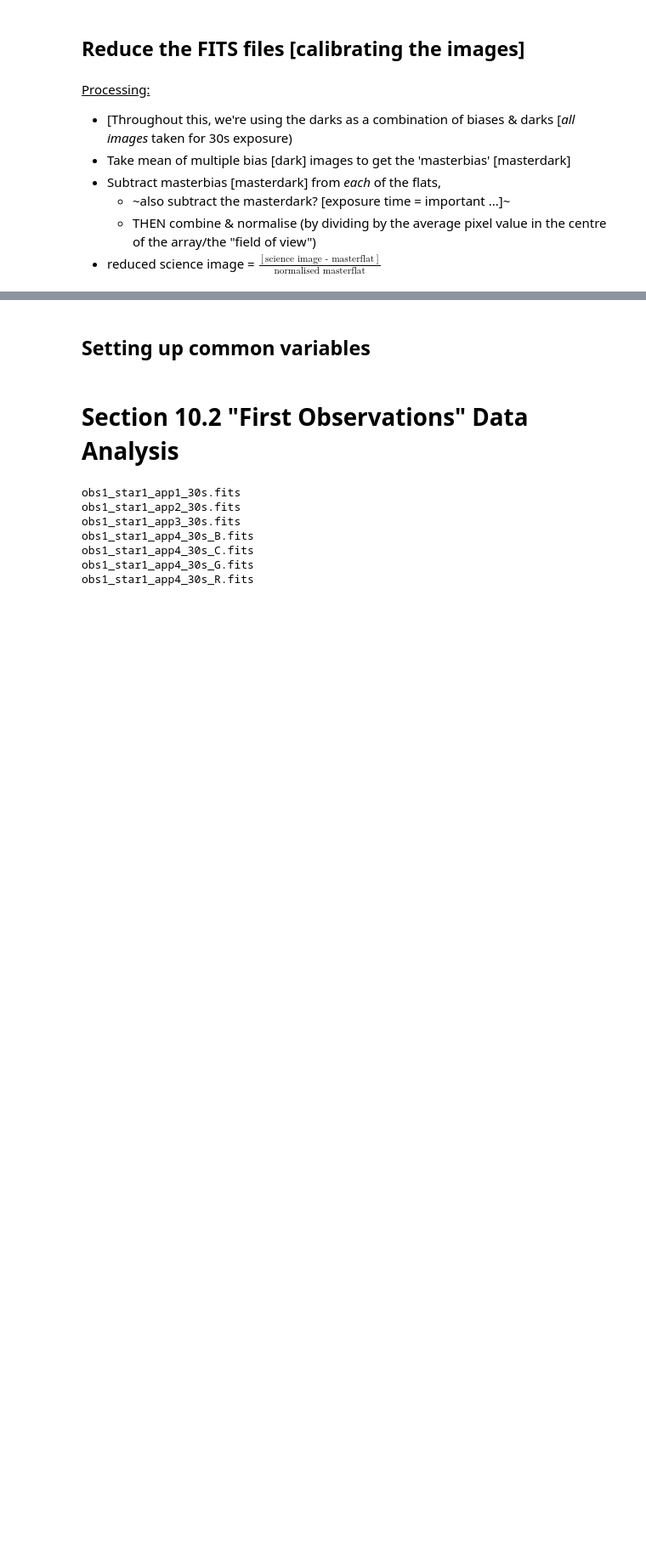
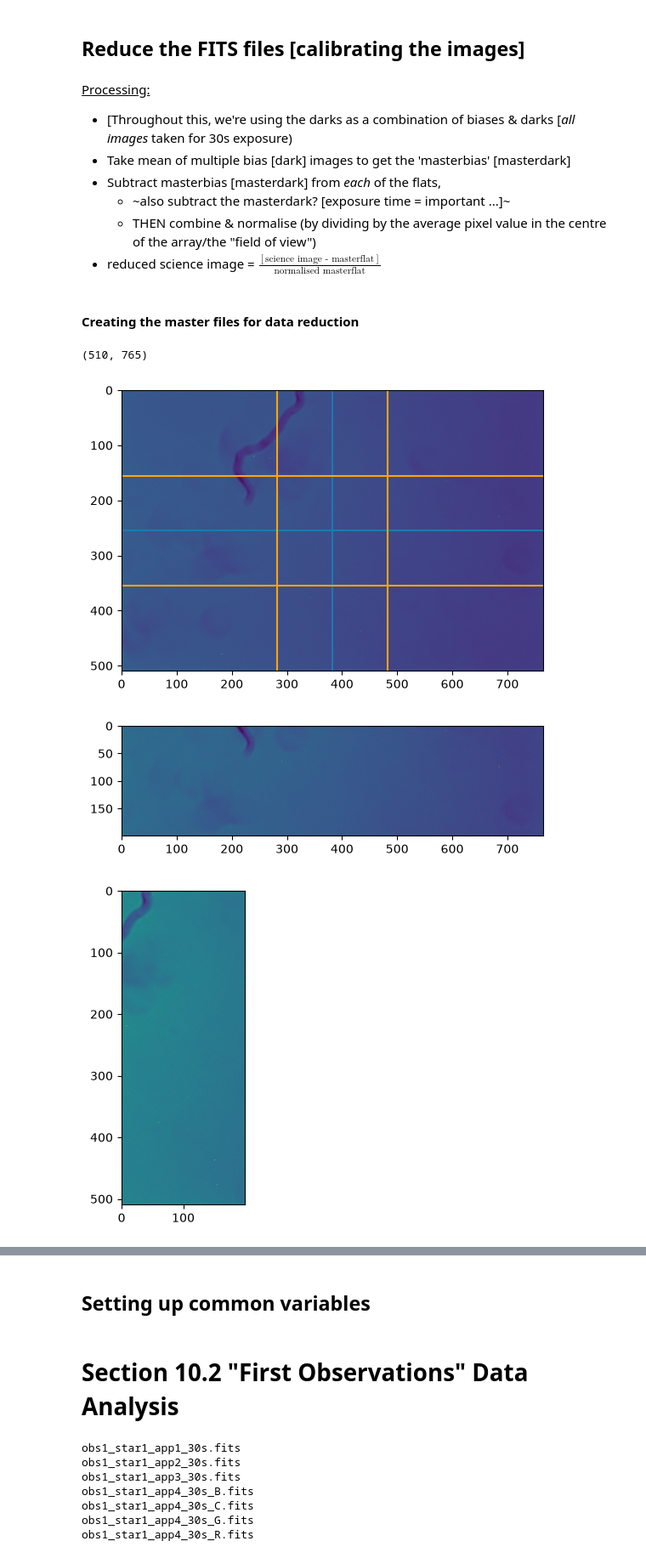
Before and after one commit to Catherine-Lambe/Observational_Instrumental_Lab_WS2627_LMU_Munich, a Jupyter notebook: Exp2_interferometry/Exp2_Interferometry_10-2_1st_Observation-Data_Analysis.ipynb, the cells around one changed output, grey strips where cells are left out. Shown at 85% size. Saved outputs shown, nothing was run; the diff lists cells and outputs as text; code cells hidden in the pictures; blank space fills up the shorter version.

Commit message:
new data

```diff
--- a/Exp2_interferometry/Exp2_Interferometry_10-2_1st_Observation-Data_Analysis.ipynb
+++ b/Exp2_interferometry/Exp2_Interferometry_10-2_1st_Observation-Data_Analysis.ipynb
@@ -160,6 +219,8 @@ for img in filepaths_flats:
     - ~also subtract the masterdark? [exposure time = important ...]~
     - THEN combine & normalise (by dividing by the average pixel value in the centre of the array/the "field of view")
 - reduced science image = $\frac{[\text{science image - masterflat}]}{\text{normalised masterflat}}$
+# %% [markdown]
+#### Creating the master files for data reduction
 # %%
 # create masterdark / masterbias
 master_dark = np.mean(darks_array, axis=0)
@@ -168 +229,25 @@ newHeader_dark.writeto(filepath)
     #"C:/Users/nowar/Documents/GitHub/3rd-Year-Labs/Exp 2 CCDs & Spectroscopy/data/master_dark.fits")
+# %%
+# will have to normalise by "avg pixel value in centre of array"
+plt.imshow(flats_array[0]);
+print(np.shape(flats_array[0]))
+plt.axhline(255)
+plt.axvline(382.5);
+## now do lines marking ~ the box we'll take as the 'centre' => 1st starting w/ central 200x200 box
+plt.axhline(155, color='orange')
+plt.axvline(282.5, color='orange');
+plt.axhline(355, color='orange')
+plt.axvline(482.5, color='orange');
+
+plt.figure()
+plt.imshow(flats_array[0][155:355,:]);
+
+plt.figure()
+plt.imshow(flats_array[0][:,283:483]);
+
+##=> so want to take central cut using: [155:355+1,283:483+1] (adding "+1" as slicing stops right *before* the last digit)
+# %% [output]
+(510, 765)
+[figure, added]
+[figure, added]
+[figure, added]
```
Also changed, not shown: parts of 17 cells of this notebook, 42 other files.
